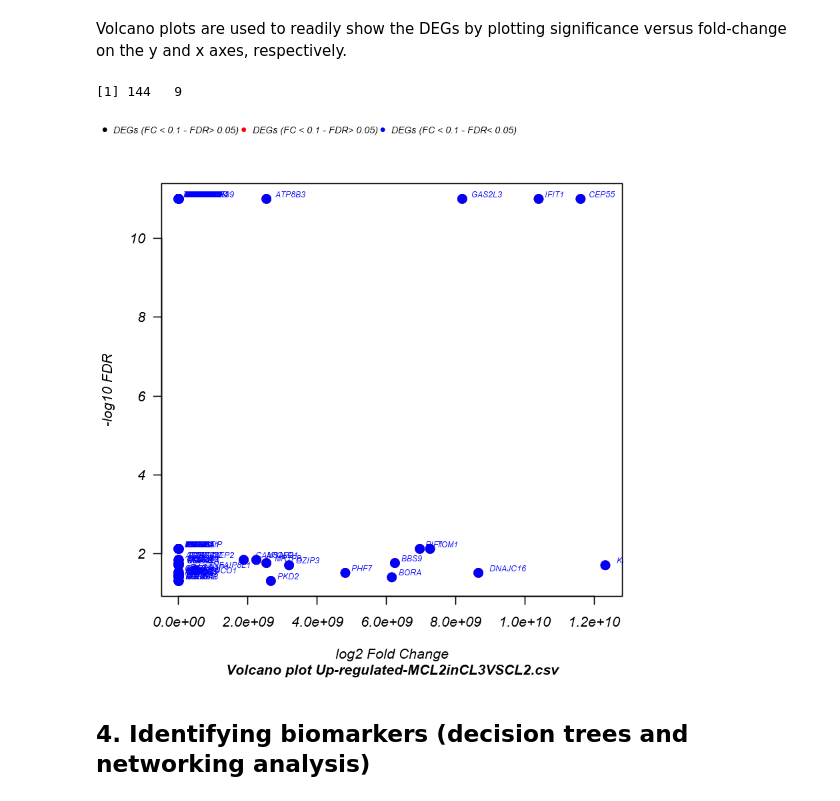
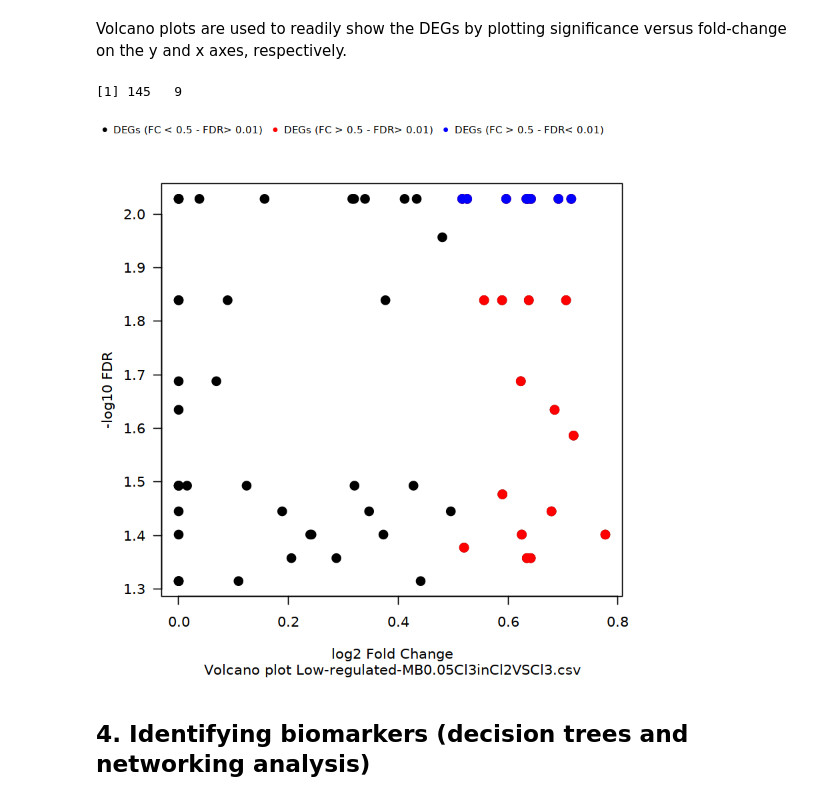
Before and after one commit to SystemsBiologist/PSCAN, a Jupyter notebook: DIscBIO.ipynb, the cells around one changed output. Drawn from its saved outputs; the diff is of its cells as text; code cells hidden in the pictures.

```diff
--- a/DIscBIO.ipynb
+++ b/DIscBIO.ipynb
@@ -693,14 +669,14 @@ Volcano plots are used to readily show the DEGs by plotting significance versus
 # %%
-#DEGs<-sigDEGs[[2]][1,4]     #The user should select from "sigDEGs[[2]]" the row and column of the target file
-DEGs<-cdiff[[2]][1,4]
 U<-read.csv(file=paste0(DEGs),head=TRUE,sep=",")
 dim(U)
-fc=0.1
-Value=0.05
-Vplot<-VolcanoPlot(U,Value,DEGs,fc,adj=T)   #### In case the output of this function is an error "Error in plot.window(...): need finite 'ylim' values", the adj should be set to TRUE
+fc=0.5
+Value=0.01
+Vplot<-VolcanoPlot(U,Value,DEGs,fc,adj=F,FS=0.01)
+#### In case the output of this function is an error "Error in plot.window(...): need finite 'ylim' values", the adj should be set to TRUE
+### In case the user would like to get the names of the significant DEGs then FS should be set to a value of 0.3 or higher.
 # %% [output]
-[1] 144   9
+[1] 145   9
-[figure, old version]
+[figure, new version]
 # %% [markdown]
 ## 4. Identifying biomarkers (decision trees and networking analysis)
 # %% [markdown]
```
Also changed, not shown: parts of 36 cells of this notebook.
